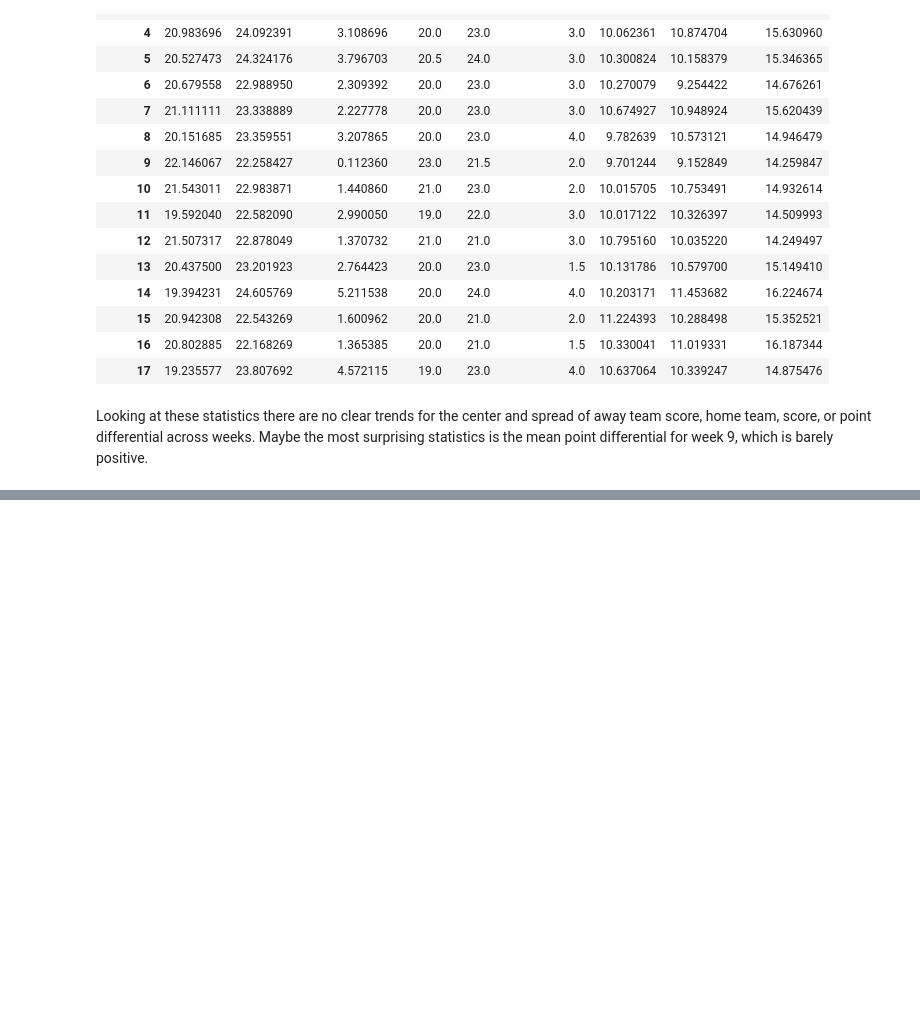
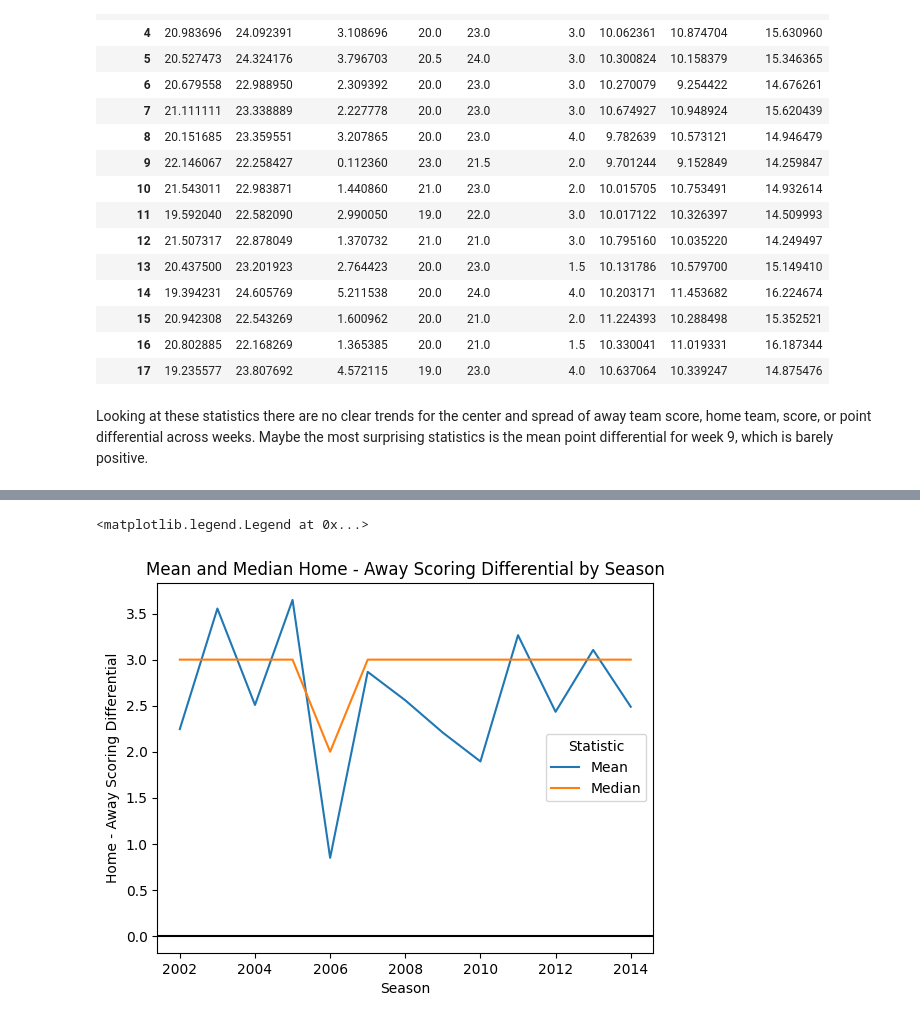
Before and after one commit to jccrews256/ST-558-Repo, a Jupyter notebook: Homework 4.ipynb, the cells around one changed output, grey strips where cells are left out. Saved outputs shown, nothing was run; the diff lists cells and outputs as text; code cells hidden in the pictures; blank space fills up the shorter version.

```diff
--- a/Homework 4.ipynb
+++ b/Homework 4.ipynb
@@ -760,0 +784,11 @@ Looking at these statistics there are no clear trends for the center and spread
+# %%
+# Plotting mean and median scoring differential by season
+season_summ.loc[ : , [('mean', 'HminusAScore'), ('median', 'HminusAScore')]].plot()
+plt.title("Mean and Median Home - Away Scoring Differential by Season")
+plt.xlabel("Season")
+plt.ylabel("Home - Away Scoring Differential")
+plt.axhline(y = 0, color = "black", linestyle = "-")
+plt.legend(title = "Statistic", labels = ["Mean", "Median"])
+# %% [output]
+<matplotlib.legend.Legend at 0x...>
+[figure, added]
```
Also changed, not shown: parts of 8 cells of this notebook.
